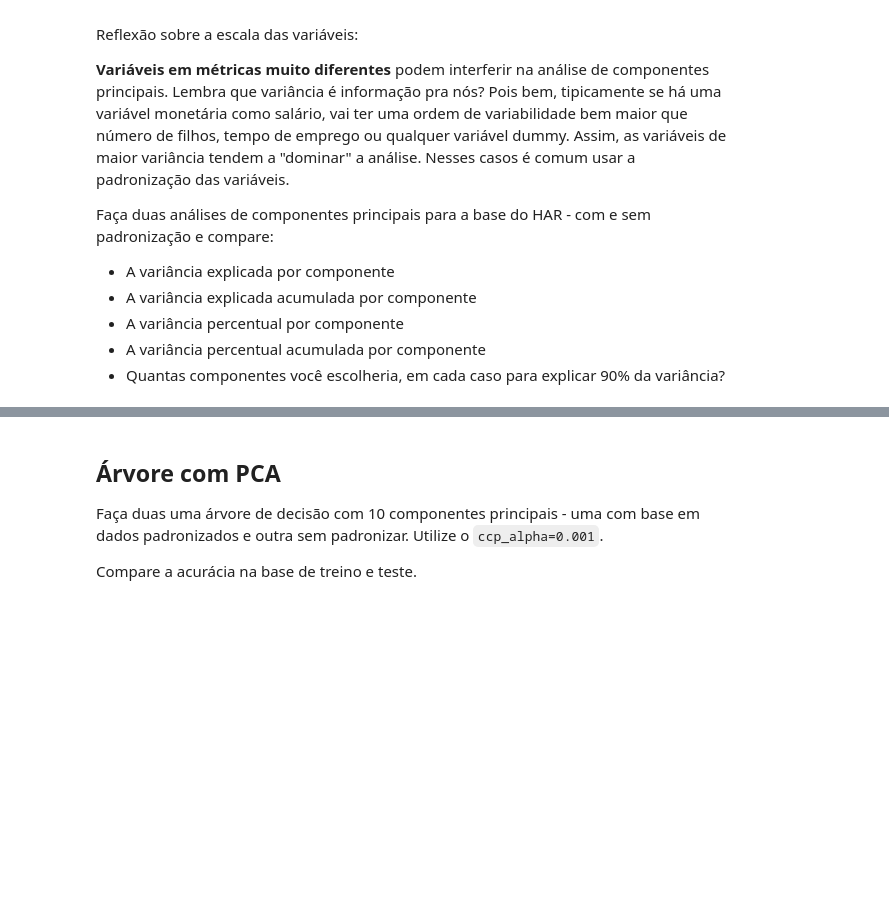
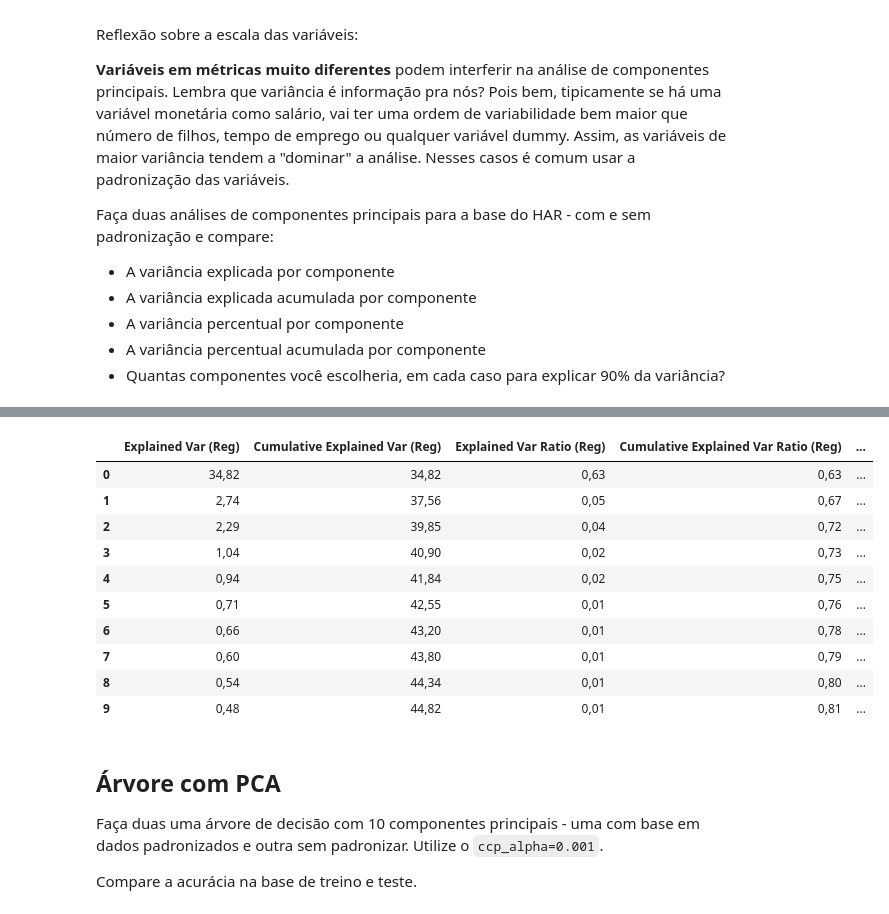
Before and after one commit to VictorLABR/stained-glass-project, a Jupyter notebook: VictorL_TAREFA 27 (pt.2).ipynb, the cells around one changed output, grey strips where cells are left out. Drawn from its saved outputs; the diff is of its cells as text; code cells hidden in the pictures; blank space fills up the shorter version.

```diff
--- a/VictorL_TAREFA 27 (pt.2).ipynb
+++ b/VictorL_TAREFA 27 (pt.2).ipynb
@@ -64,0 +62,85 @@ X_train_pad.head()
+# %%
+%%time
+
+########## FUNCTION CONSTRUCTION BLOCK ##########
+
+def padroniza(s):
+    if s.std() > 0:
+        s = (s - s.mean())/s.std()
+    return s
+
+########## STANDARDIZATION ##########
+
+X_train_pad = pd.DataFrame(X_train).apply(padroniza, axis=0)
+X_test_pad = pd.DataFrame(X_test).apply(padroniza, axis=0)
+
+########## PCA ANALYSIS BLOCK ##########
+
+pca = PCA()
+pca.fit_transform(X_train) # Regular
+
+pca_stded = PCA()
+pca_stded.fit_transform(X_train_pad) # Standardized (Stded)
+
+########## EXTRACTING NEEDED INFO TO COMPARE FROM SETS ##########
+
+explained_variance = pca.explained_variance_
+cumulative_explained_variance = np.cumsum(explained_variance)
+explained_variance_ratio = pca.explained_variance_ratio_
+cumulative_explained_variance_ratio = np.cumsum(explained_variance_ratio)
+
+explained_variance_scaled = pca_stded.explained_variance_
+cumulative_explained_variance_scaled = np.cumsum(explained_variance_scaled)
+explained_variance_ratio_scaled = pca_stded.explained_variance_ratio_
+cumulative_explained_variance_ratio_scaled = np.cumsum(explained_variance_ratio_scaled)
+
+data = {
+    'Explained Var (Reg)': explained_variance,
+    'Cumulative Explained Var (Reg)': cumulative_explained_variance,
+    'Explained Var Ratio (Reg)': explained_variance_ratio,
+    'Cumulative Explained Var Ratio (Reg)': cumulative_explained_variance_ratio,
+    'Explained Var (Stded)': explained_variance_scaled,
+    'Cumulative Explained Var (Stded)': cumulative_explained_variance_scaled,
+    'Explained Var Ratio (Stded)': explained_variance_ratio_scaled,
+    'Cumulative Explained Var Ratio (Stded)': cumulative_explained_variance_ratio_scaled,
+}
+
+########## STEP TO FIND THE 90% ACCURACY NEEDED FOR BOTH CASES ##########
+
+index_regular = np.argmax(cumulative_explained_variance_ratio > 0.9) + 1 # adding one finds the correct
+index_stded = np.argmax(cumulative_explained_variance_ratio_scaled > 0.9) + 1
+
+########## PLOTTING A VISUAL COMPARISON ##########
+
+x_max = list(range(1, len(cumulative_explained_variance_ratio)+1))
+
+fig = make_subplots(rows=1, cols=1)
+fig.add_trace(go.Scatter(x=x_max,
+                         y=cumulative_explained_variance_ratio,
+                         mode='lines',
+                         name='Regular'))
+fig.add_trace(go.Scatter(x=x_max,
+                         y=cumulative_explained_variance_ratio_scaled,
+                         mode='lines',
+                         name='Standardized'))
+# Fine adjustments
+fig.add_shape(type="line", x0=0, y0=0.9, x1=max(x_max), y1=0.9, line=dict(color="black", width=1, dash="dash"))
+fig.add_shape(type="line", x0=index_regular, y0=0, x1=index_regular, y1=1, line=dict(color="black", width=1, dash="dash"))
+fig.add_shape(type="line", x0=index_stded, y0=0, x1=index_stded, y1=1, line=dict(color="black", width=1, dash="dash"))
+fig.update_layout(title='C.E.V. by Components - Standardized X Regular',
+                  font=dict(size=24,
+                            color='black',
+                            family='Calibri'),
+                  xaxis_title='Number of Components (-)',
+                  yaxis_title='Cumulative Explained Variance (-)',
+                  legend=dict(x=0.325, y=1.1, orientation='h'),
+                  template='simple_white',
+                  title_x=0.5)
+
+########## EXHIBITING THE DATA USING PLOTLY & PANDAS ##########
+
+fig.show()
+print(f'\nNeeded components for Regular Set: {index_regular} & for Standardzied Set: {index_stded}.\n')
+df_pca_info = pd.DataFrame(data)
+df_pca_info.head(10).style.format(precision=2, decimal=',')
+# %% [output]
@@ -65,3 +151,14 @@ X_train_pad.head()
+|  | Explained Var (Reg) | Cumulative Explained Var (Reg) | Explained Var Ratio (Reg) | Cumulative Explained Var Ratio (Reg) | ... |
+| 0 | 34,82 | 34,82 | 0,63 | 0,63 | ... |
+| 1 | 2,74 | 37,56 | 0,05 | 0,67 | ... |
+| 2 | 2,29 | 39,85 | 0,04 | 0,72 | ... |
+| 3 | 1,04 | 40,90 | 0,02 | 0,73 | ... |
+| 4 | 0,94 | 41,84 | 0,02 | 0,75 | ... |
+| 5 | 0,71 | 42,55 | 0,01 | 0,76 | ... |
+| 6 | 0,66 | 43,20 | 0,01 | 0,78 | ... |
+| 7 | 0,60 | 43,80 | 0,01 | 0,79 | ... |
+| 8 | 0,54 | 44,34 | 0,01 | 0,80 | ... |
+| 9 | 0,48 | 44,82 | 0,01 | 0,81 | ... |
 # %% [markdown]
 ## Árvore com PCA
 
```
Also changed, not shown: parts of 6 cells of this notebook.
